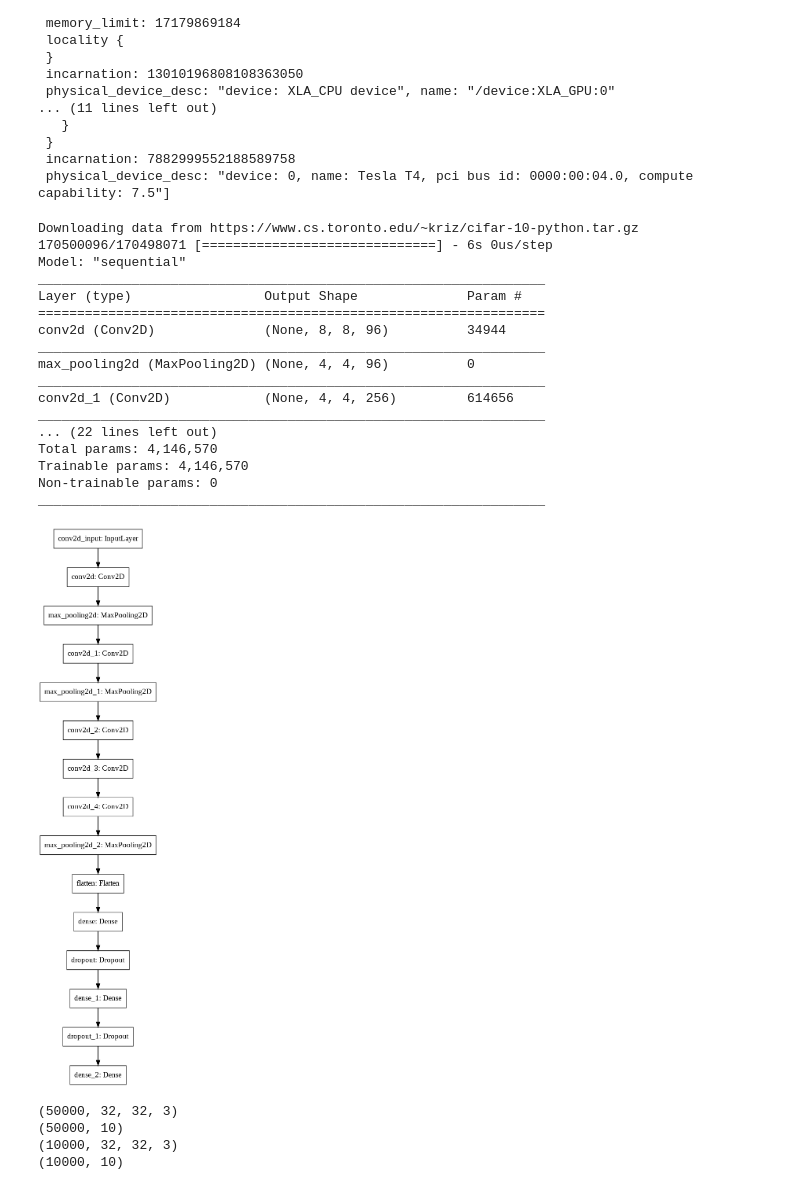
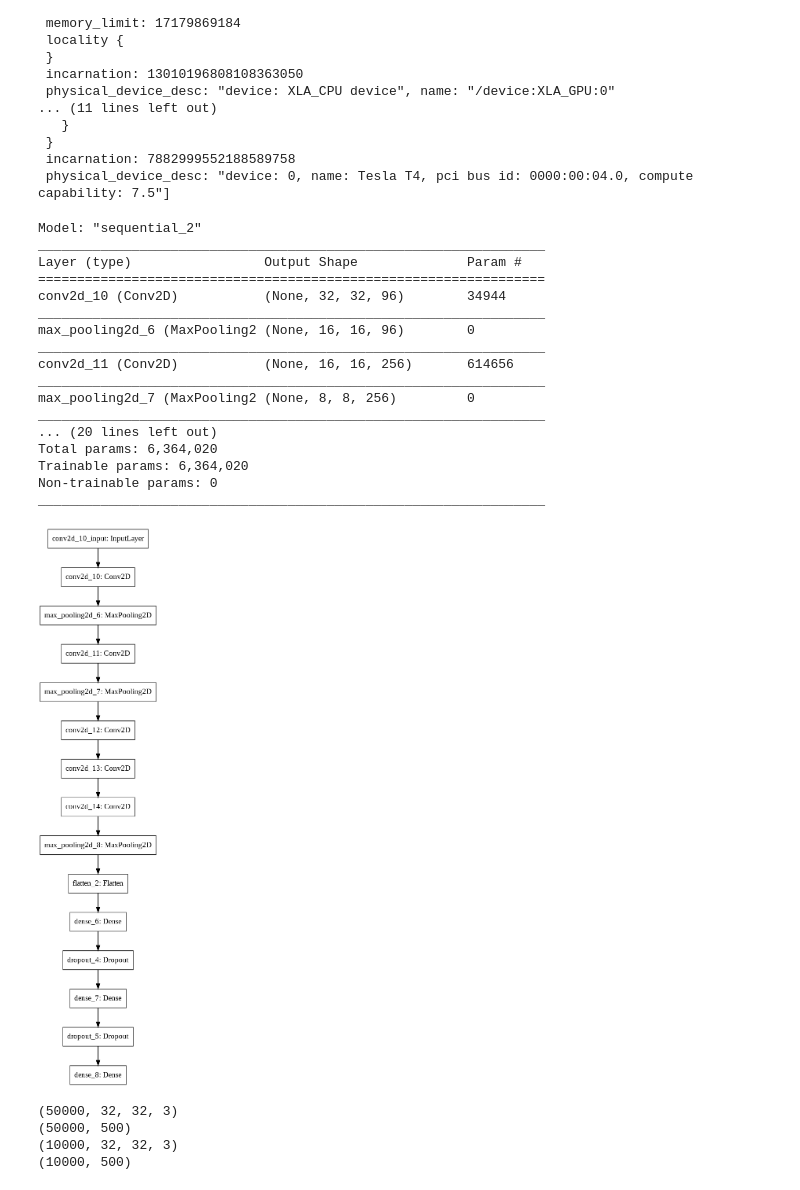
Before and after one commit to Howeng98/keras_vgg16, a Jupyter notebook: Cifar10.ipynb, the cells around one changed output. Drawn from its saved outputs; the diff is of its cells as text; code cells hidden in the pictures.

Commit message:
Alexnet: 0.6215, Dense 512,512,500

```diff
--- a/Cifar10.ipynb
+++ b/Cifar10.ipynb
@@ -37,53 +37,53 @@ x_train = x_train.astype('float32')/255.0
 x_test = x_test.astype('float32')/255.0
 
 
-y_train = np_utils.to_categorical(y_train,10)
-y_test = np_utils.to_categorical(y_test,10)
+y_train = np_utils.to_categorical(y_train,500)
+y_test = np_utils.to_categorical(y_test,500)
 
 # Variables
 batch_size = 64
 num_classes = 10
 epochs = 10
 
 
 # my model
 model = keras.Sequential()
-model.add(keras.layers.Conv2D(96,  kernel_size=(11,11),strides=(4,4), activation='relu',input_shape=(32,32,3),padding='same'))
+model.add(keras.layers.Conv2D(96,  kernel_size=(11,11),strides=(1,1), activation='relu',input_shape=(32,32,3),padding='same'))
 model.add(keras.layers.MaxPooling2D(pool_size=(2,2)))
 model.add(keras.layers.Conv2D(256, kernel_size=(5,5),strides=(1,1), activation='relu',input_shape=(32,32,3),padding='same'))
 model.add(keras.layers.MaxPooling2D(pool_size=(2,2)))
 model.add(keras.layers.Conv2D(384, kernel_size=(3,3),strides=(1,1), activation='relu',input_shape=(32,32,3),padding='same'))
 model.add(keras.layers.Conv2D(384, kernel_size=(3,3),strides=(1,1), activation='relu',input_shape=(32,32,3),padding='same'))
 model.add(keras.layers.Conv2D(256, kernel_size=(3,3),strides=(1,1), activation='relu',input_shape=(32,32,3),padding='same'))
 model.add(keras.layers.MaxPooling2D(pool_size=(2,2)))
 model.add(keras.layers.Flatten())
 model.add(keras.layers.Dense(512, activation='relu'))
 model.add(keras.layers.Dropout(0.5))
 model.add(keras.layers.Dense(512, activation='relu'))
 model.add(keras.layers.Dropout(0.5))
-model.add(keras.layers.Dense(10, activation='softmax'))
+model.add(keras.layers.Dense(500, activation='softmax'))
 
 model.summary()
 plot_model(model, to_file='model.png')
 # %% [output]
-Downloading data from https://www.cs.toronto.edu/~kriz/cifar-10-python.tar.gz
-170500096/170498071 [==============================] - 6s 0us/step
-Model: "sequential"
+Model: "sequential_2"
 _________________________________________________________________
 Layer (type)                 Output Shape              Param #
 =================================================================
-conv2d (Conv2D)              (None, 8, 8, 96)          34944
+conv2d_10 (Conv2D)           (None, 32, 32, 96)        34944
 _________________________________________________________________
-max_pooling2d (MaxPooling2D) (None, 4, 4, 96)          0
+max_pooling2d_6 (MaxPooling2 (None, 16, 16, 96)        0
 _________________________________________________________________
-conv2d_1 (Conv2D)            (None, 4, 4, 256)         614656
+conv2d_11 (Conv2D)           (None, 16, 16, 256)       614656
 _________________________________________________________________
-... (22 lines left out)
-Total params: 4,146,570
-Trainable params: 4,146,570
+max_pooling2d_7 (MaxPooling2 (None, 8, 8, 256)         0
+_________________________________________________________________
+... (20 lines left out)
+Total params: 6,364,020
+Trainable params: 6,364,020
 Non-trainable params: 0
 _________________________________________________________________
-[figure, old version]
+[figure, new version]
 # %%
 print(x_train.shape)
 print(y_train.shape)
@@ -91,9 +91,9 @@ print(x_test.shape)
 print(y_test.shape)
 # %% [output]
 (50000, 32, 32, 3)
-(50000, 10)
+(50000, 500)
 (10000, 32, 32, 3)
-(10000, 10)
+(10000, 500)
 # %%
 model.compile(loss='categorical_crossentropy', metrics=['accuracy'], optimizer='adam')
 history = model.fit(x_train,y_train, batch_size=batch_size, epochs=epochs, verbose=1, validation_data=(x_test,y_test))
```
Also changed, not shown: parts of 3 cells of this notebook, 1 other file.
